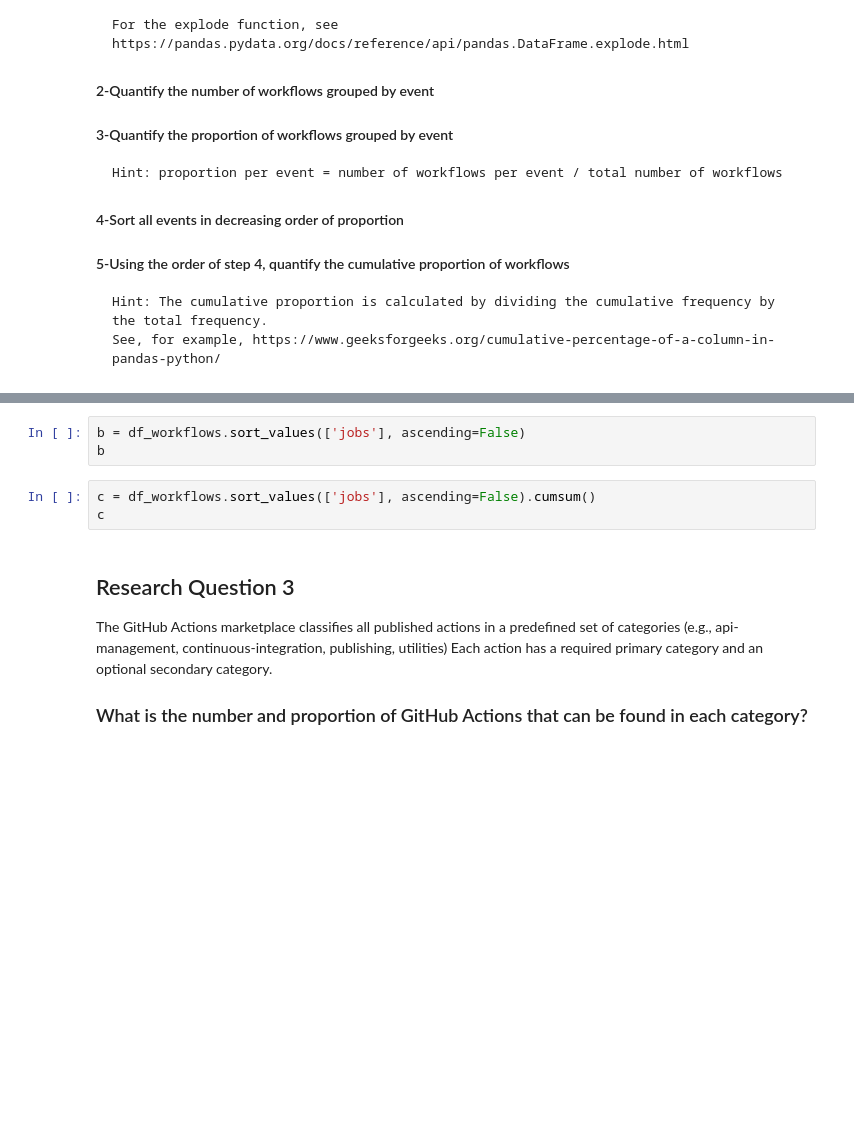
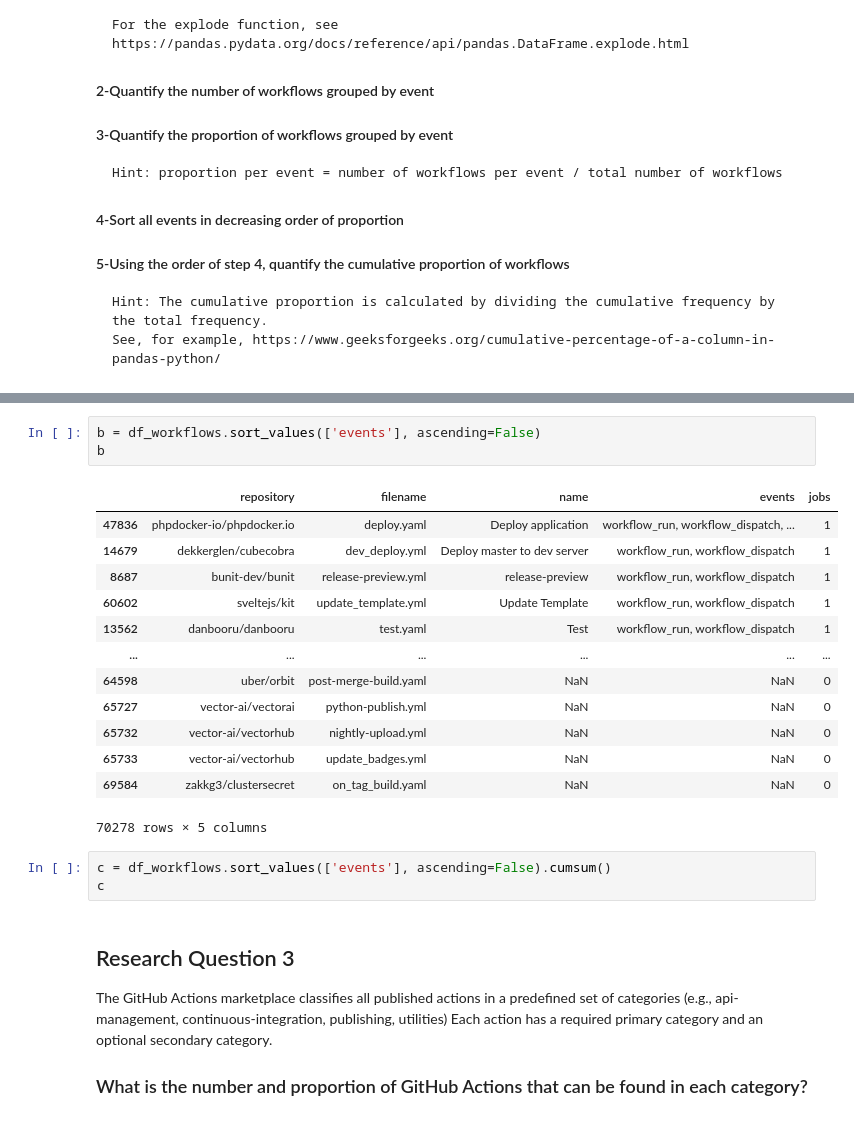
Before and after one commit to goffinetnicolas/data-analysis, a Jupyter notebook: notebooks/questions.ipynb, the cells around one changed output, grey strips where cells are left out. Cells and saved outputs as stored; diff of their text form; blank space fills up the shorter version.

```diff
--- a/notebooks/questions.ipynb
+++ b/notebooks/questions.ipynb
@@ -61,8 +181,22 @@ a*100
 # %%
-b = df_workflows.sort_values(['jobs'], ascending=False)
+b = df_workflows.sort_values(['events'], ascending=False)
 b
+# %% [output]
+|  | repository | filename | name | events | jobs |
+| 47836 | phpdocker-io/phpdocker.io | deploy.yaml | Deploy application | workflow_run, workflow_dispatch, ... | 1 |
+| 14679 | dekkerglen/cubecobra | dev_deploy.yml | Deploy master to dev server | workflow_run, workflow_dispatch | 1 |
+| 8687 | bunit-dev/bunit | release-preview.yml | release-preview | workflow_run, workflow_dispatch | 1 |
+| 60602 | sveltejs/kit | update_template.yml | Update Template | workflow_run, workflow_dispatch | 1 |
+| 13562 | danbooru/danbooru | test.yaml | Test | workflow_run, workflow_dispatch | 1 |
+| ... | ... | ... | ... | ... | ... |
+| 64598 | uber/orbit | post-merge-build.yaml | NaN | NaN | 0 |
+| 65727 | vector-ai/vectorai | python-publish.yml | NaN | NaN | 0 |
+| 65732 | vector-ai/vectorhub | nightly-upload.yml | NaN | NaN | 0 |
+| 65733 | vector-ai/vectorhub | update_badges.yml | NaN | NaN | 0 |
+| 69584 | zakkg3/clustersecret | on_tag_build.yaml | NaN | NaN | 0 |
+70278 rows × 5 columns
 # %%
-c = df_workflows.sort_values(['jobs'], ascending=False).cumsum()
+c = df_workflows.sort_values(['events'], ascending=False).cumsum()
 c
 # %% [markdown]
 ## Research Question 3
```
Also changed, not shown: parts of 11 cells of this notebook.
